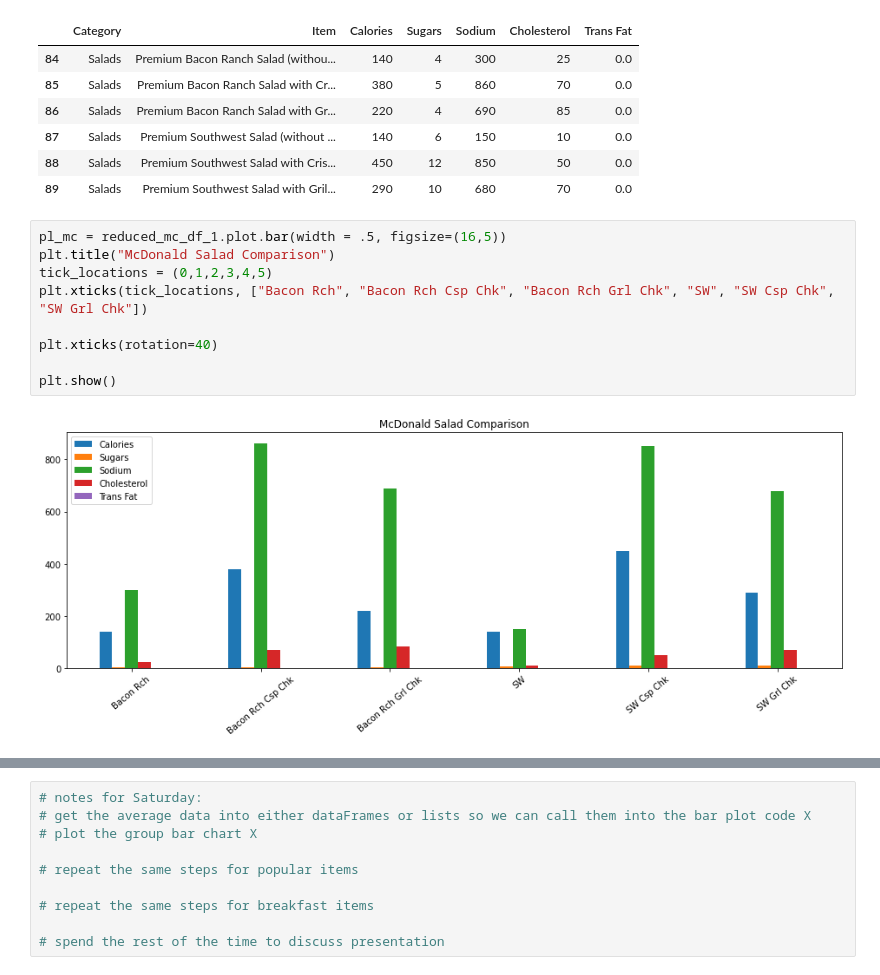
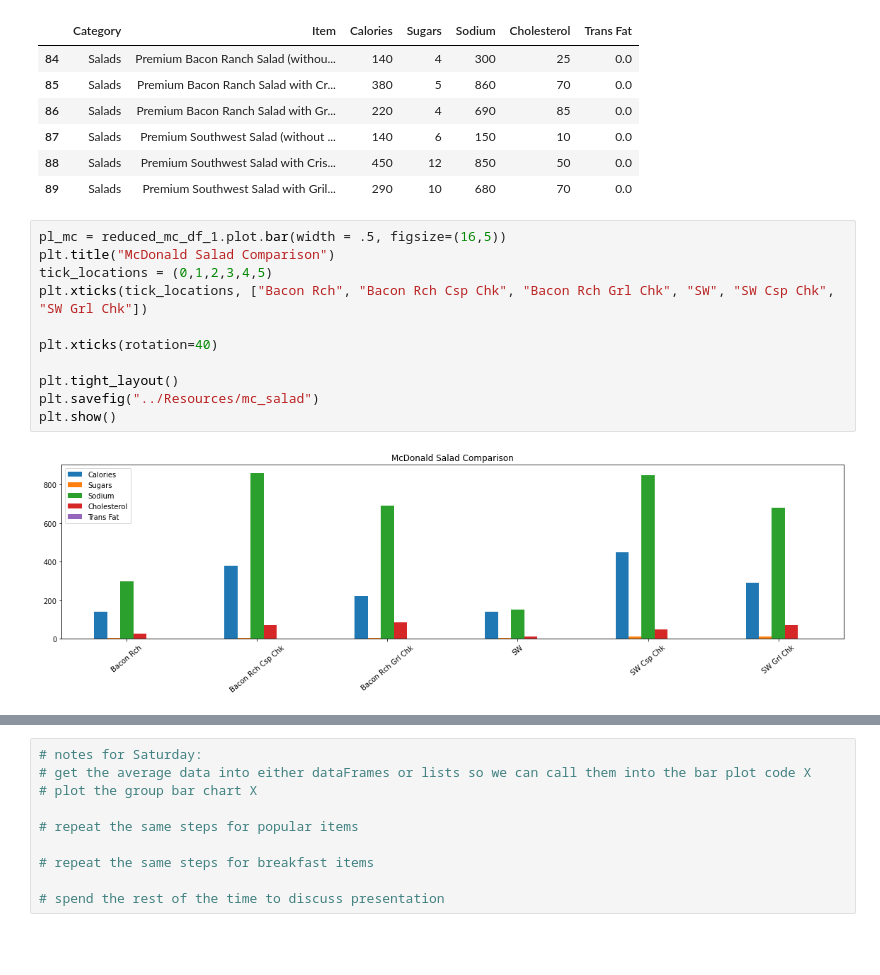
Before and after one commit to han0620-git/project_I, a Jupyter notebook: Han/workbook.ipynb, the cells around one changed output, grey strips where cells are left out. Cells and saved outputs as stored; diff of their text form; blank space fills up the shorter version.

```diff
--- a/Han/workbook.ipynb
+++ b/Han/workbook.ipynb
@@ -124,14 +125,16 @@ reduced_mc_df_1
 # %%
 pl_mc = reduced_mc_df_1.plot.bar(width = .5, figsize=(16,5))
 plt.title("McDonald Salad Comparison")
 tick_locations = (0,1,2,3,4,5)
 plt.xticks(tick_locations, ["Bacon Rch", "Bacon Rch Csp Chk", "Bacon Rch Grl Chk", "SW", "SW Csp Chk", "SW Grl Chk"])
 
 plt.xticks(rotation=40)
 
+plt.tight_layout()
+plt.savefig("../Resources/mc_salad")
 plt.show()
 # %% [output]
-[figure, old version]
+[figure, new version]
 # %%
 # Keep only the identified menu items from Chick fli a's menu
 renamed_chick_df[renamed_chick_df['Categories'].str.match("Salads")]
```
Also changed, not shown: parts of 7 cells of this notebook.
